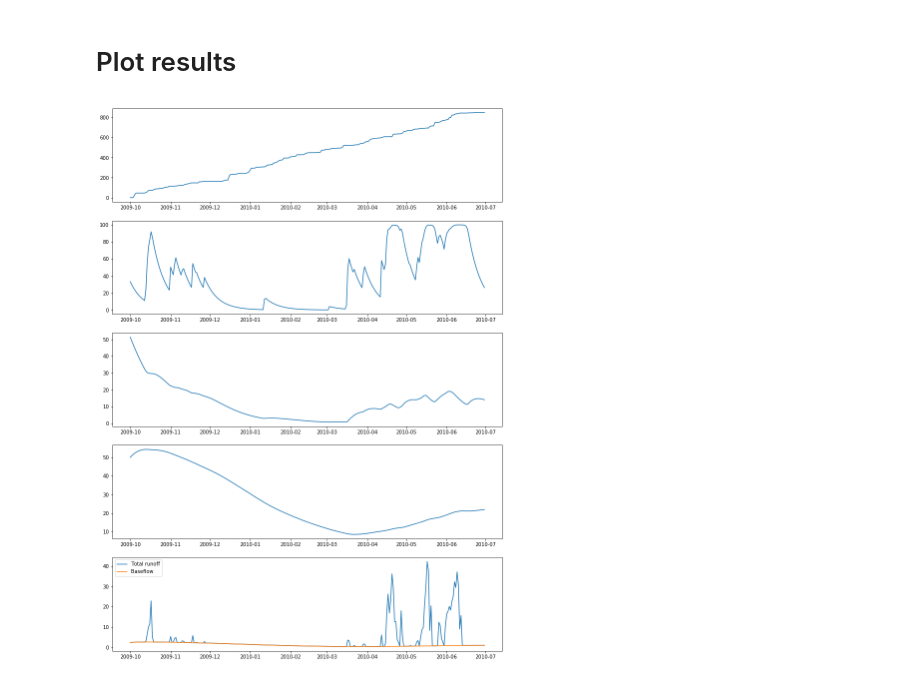
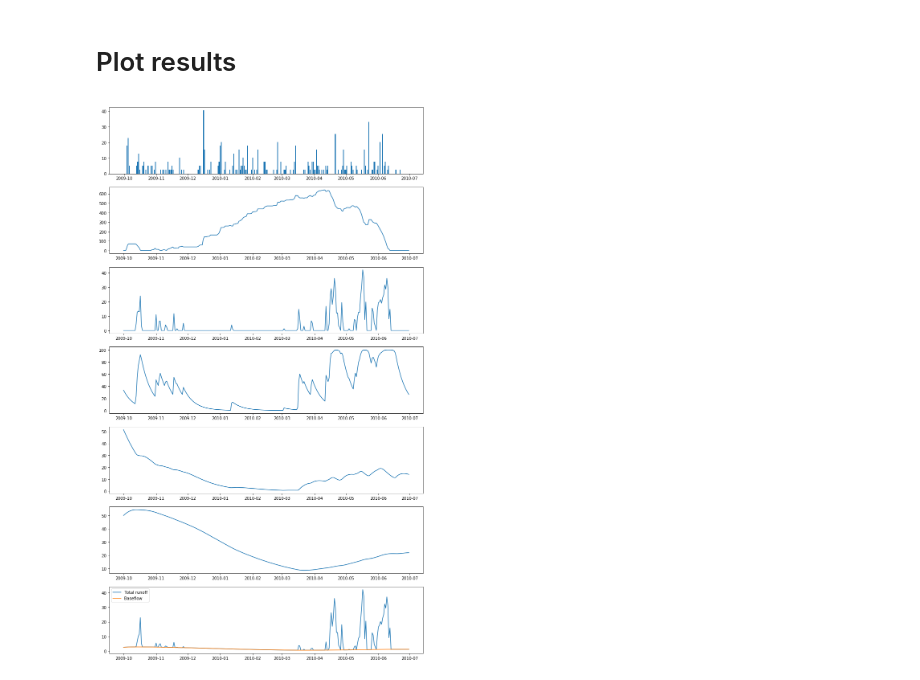
Before and after one commit to EgorFedorencko/GEOS_518, a Jupyter notebook: Module10_ModelCoupling/CoupledSnowBucketModel.ipynb, the cells around one changed output. Cells and saved outputs as stored; diff of their text form; code cells hidden in the pictures.

Commit message:
Updates to plots

```diff
--- a/Module10_ModelCoupling/CoupledSnowBucketModel.ipynb
+++ b/Module10_ModelCoupling/CoupledSnowBucketModel.ipynb
@@ -228,19 +228,23 @@ W, q, dWdt = BucketModel(phi_bm,Peff,T,W0,dt)
 # Plot results
 # %%
 # Plot simulation results
-plt.figure(figsize=(14,20))
-plt.subplot(511)
-plt.plot(df['SerDates'].values,df['PRCP_cum'].values)
-plt.subplot(512)
+plt.figure(figsize=(16,25))
+plt.subplot(711)
+plt.bar(df['SerDates'].values,df['PRCP_day'].values)
+plt.subplot(712)
+plt.plot(df['SerDates'].values,SWE)
+plt.subplot(713)
+plt.plot(df['SerDates'].values,Mf)
+plt.subplot(714)
 plt.plot(df['SerDates'].values,W[0,:]/W1max*100)
-plt.subplot(513)
+plt.subplot(715)
 plt.plot(df['SerDates'].values,W[1,:]/W2max*100)
-plt.subplot(514)
+plt.subplot(716)
 plt.plot(df['SerDates'].values,W[2,:]/W3max*100)
-plt.subplot(515)
+plt.subplot(717)
 plt.plot(df['SerDates'].values,q[4,:] + q[0,:])
 plt.plot(df['SerDates'].values,q[4,:])
 plt.legend(('Total runoff','Baseflow'))
 plt.show()
 # %% [output]
-[figure, old version]
+[figure, new version]
```
